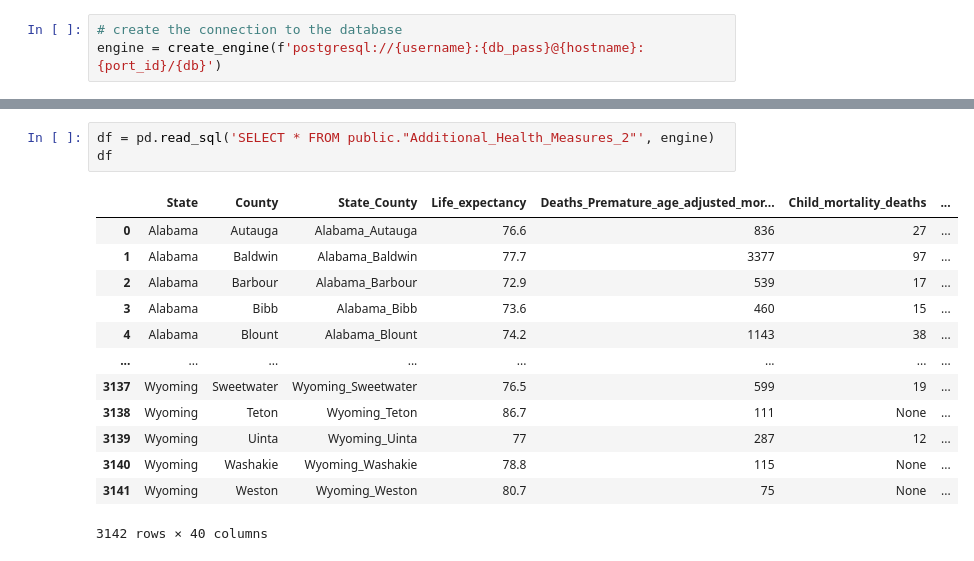
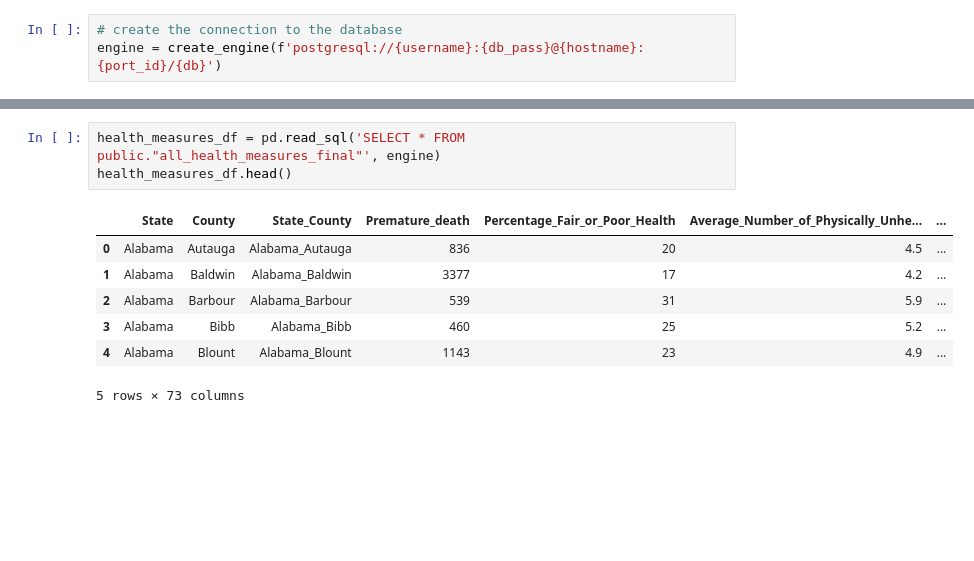
Before and after one commit to MDaily7/Life-Expectancy-In-the-US, a Jupyter notebook: Machine Learning Model/Life Expectancy Linear Regression Model.ipynb, the cells around one changed output, grey strips where cells are left out. Cells and saved outputs as stored; diff of their text form; blank space fills up the shorter version.

```diff
--- a/Machine Learning Model/Life Expectancy Linear Regression Model.ipynb
+++ b/Machine Learning Model/Life Expectancy Linear Regression Model.ipynb
@@ -24,18 +31,12 @@ inspector.get_table_names()
  'Health_Measures_1']
 # %%
-df = pd.read_sql('SELECT * FROM public."Additional_Health_Measures_2"', engine)
-df
+health_measures_df = pd.read_sql('SELECT * FROM public."all_health_measures_final"', engine)
+health_measures_df.head()
 # %% [output]
-|  | State | County | State_County | Life_expectancy | Deaths_Premature_age_adjusted_mor... | Child_mortality_deaths | ... |
-| 0 | Alabama | Autauga | Alabama_Autauga | 76.6 | 836 | 27 | ... |
-| 1 | Alabama | Baldwin | Alabama_Baldwin | 77.7 | 3377 | 97 | ... |
-| 2 | Alabama | Barbour | Alabama_Barbour | 72.9 | 539 | 17 | ... |
-| 3 | Alabama | Bibb | Alabama_Bibb | 73.6 | 460 | 15 | ... |
-| 4 | Alabama | Blount | Alabama_Blount | 74.2 | 1143 | 38 | ... |
-| ... | ... | ... | ... | ... | ... | ... | ... |
-| 3137 | Wyoming | Sweetwater | Wyoming_Sweetwater | 76.5 | 599 | 19 | ... |
-| 3138 | Wyoming | Teton | Wyoming_Teton | 86.7 | 111 | None | ... |
-| 3139 | Wyoming | Uinta | Wyoming_Uinta | 77 | 287 | 12 | ... |
-| 3140 | Wyoming | Washakie | Wyoming_Washakie | 78.8 | 115 | None | ... |
-| 3141 | Wyoming | Weston | Wyoming_Weston | 80.7 | 75 | None | ... |
+|  | State | County | State_County | Premature_death | Percentage_Fair_or_Poor_Health | Average_Number_of_Physically_Unhe... | ... |
+| 0 | Alabama | Autauga | Alabama_Autauga | 836 | 20 | 4.5 | ... |
+| 1 | Alabama | Baldwin | Alabama_Baldwin | 3377 | 17 | 4.2 | ... |
+| 2 | Alabama | Barbour | Alabama_Barbour | 539 | 31 | 5.9 | ... |
+| 3 | Alabama | Bibb | Alabama_Bibb | 460 | 25 | 5.2 | ... |
+| 4 | Alabama | Blount | Alabama_Blount | 1143 | 23 | 4.9 | ... |
-3142 rows × 40 columns
+5 rows × 73 columns
```
Also changed, not shown: parts of 27 cells of this notebook, 1 other file.
